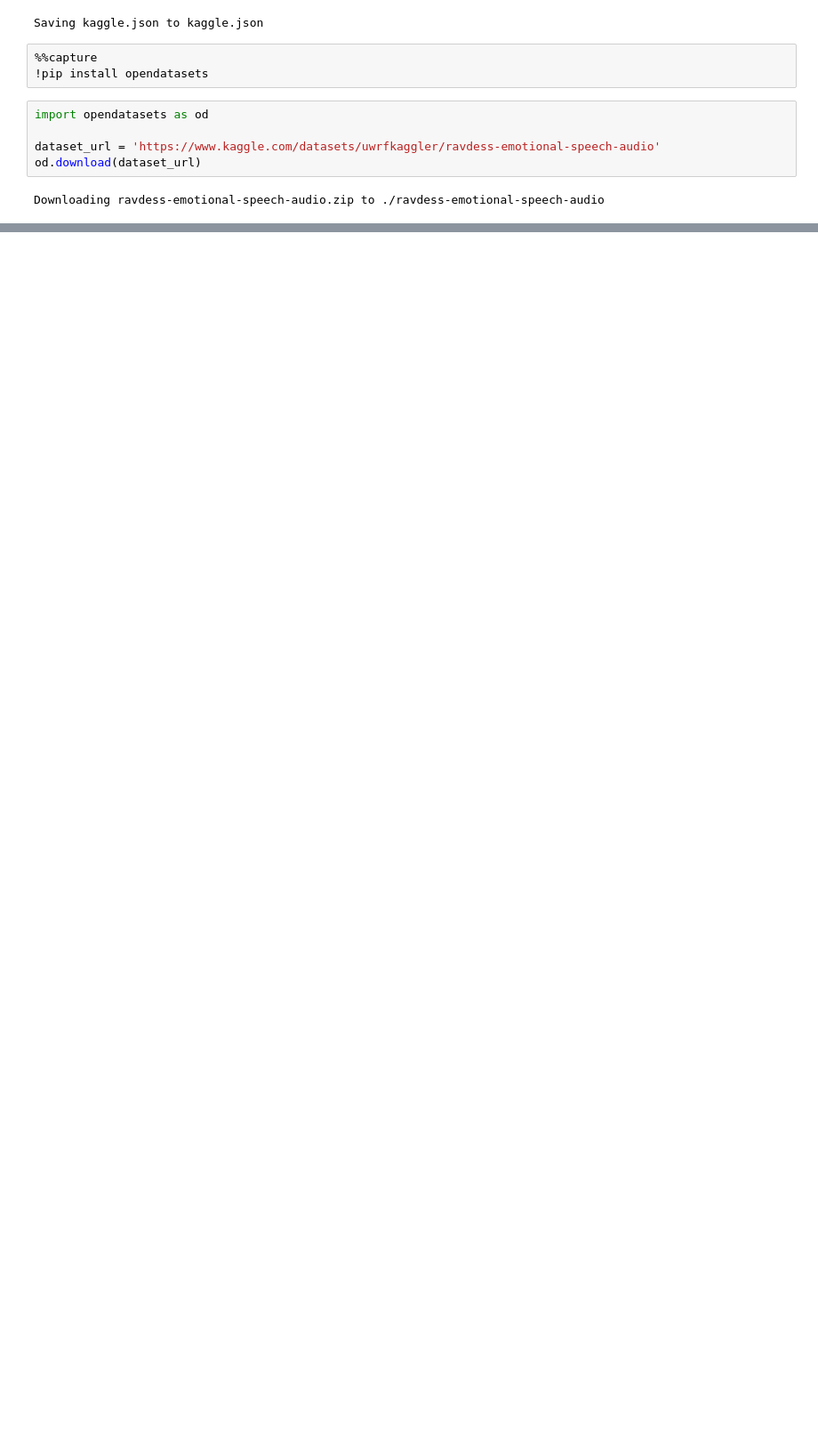
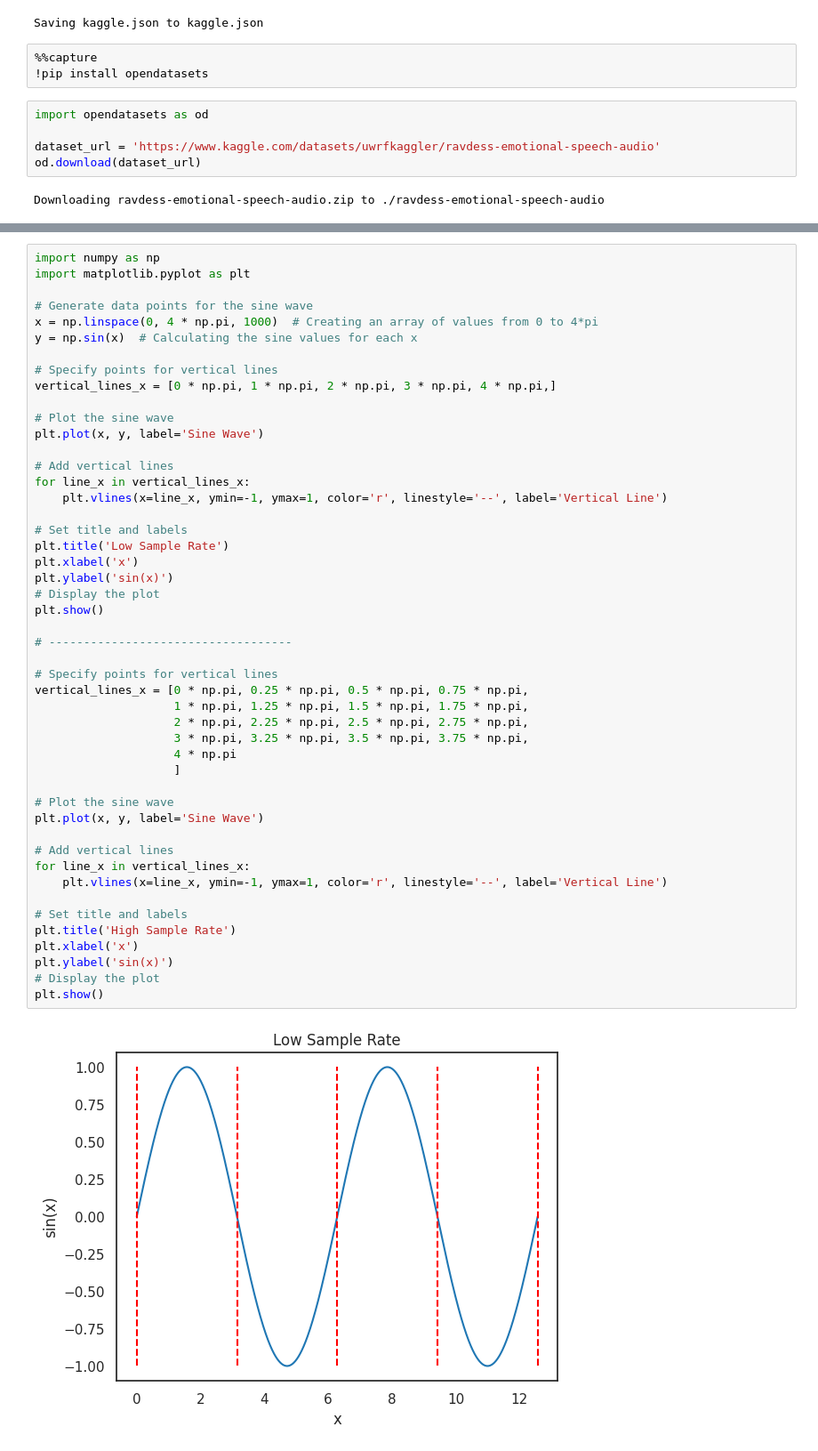
Before and after one commit to mehedihasanbijoy/PyTorch-Speech-Processing, a Jupyter notebook: Data Preprocessing/Data_Preprocessing_00.ipynb, the cells around one changed output, grey strips where cells are left out. Shown: that part at 89% size. Saved outputs shown, nothing was run; the diff lists cells and outputs as text; blank space fills up the shorter version.

```diff
--- a/Data Preprocessing/Data_Preprocessing_00.ipynb
+++ b/Data Preprocessing/Data_Preprocessing_00.ipynb
@@ -55,0 +220,50 @@ Downloading ravdess-emotional-speech-audio.zip to ./ravdess-emotional-speech-aud
+# %%
+import numpy as np
+import matplotlib.pyplot as plt
+
+# Generate data points for the sine wave
+x = np.linspace(0, 4 * np.pi, 1000)  # Creating an array of values from 0 to 4*pi
+y = np.sin(x)  # Calculating the sine values for each x
+
+# Specify points for vertical lines
+vertical_lines_x = [0 * np.pi, 1 * np.pi, 2 * np.pi, 3 * np.pi, 4 * np.pi,]
+
+# Plot the sine wave
+plt.plot(x, y, label='Sine Wave')
+
+# Add vertical lines
+for line_x in vertical_lines_x:
+    plt.vlines(x=line_x, ymin=-1, ymax=1, color='r', linestyle='--', label='Vertical Line')
+
+# Set title and labels
+plt.title('Low Sample Rate')
+plt.xlabel('x')
+plt.ylabel('sin(x)')
+# Display the plot
+plt.show()
+
+# -----------------------------------
+
+# Specify points for vertical lines
+vertical_lines_x = [0 * np.pi, 0.25 * np.pi, 0.5 * np.pi, 0.75 * np.pi,
+                    1 * np.pi, 1.25 * np.pi, 1.5 * np.pi, 1.75 * np.pi,
+                    2 * np.pi, 2.25 * np.pi, 2.5 * np.pi, 2.75 * np.pi,
+                    3 * np.pi, 3.25 * np.pi, 3.5 * np.pi, 3.75 * np.pi,
+                    4 * np.pi
+                    ]
+
+# Plot the sine wave
+plt.plot(x, y, label='Sine Wave')
+
+# Add vertical lines
+for line_x in vertical_lines_x:
+    plt.vlines(x=line_x, ymin=-1, ymax=1, color='r', linestyle='--', label='Vertical Line')
+
+# Set title and labels
+plt.title('High Sample Rate')
+plt.xlabel('x')
+plt.ylabel('sin(x)')
+# Display the plot
+plt.show()
+# %% [output]
+[figure, added]
```
Also changed, not shown: parts of 12 cells of this notebook.
